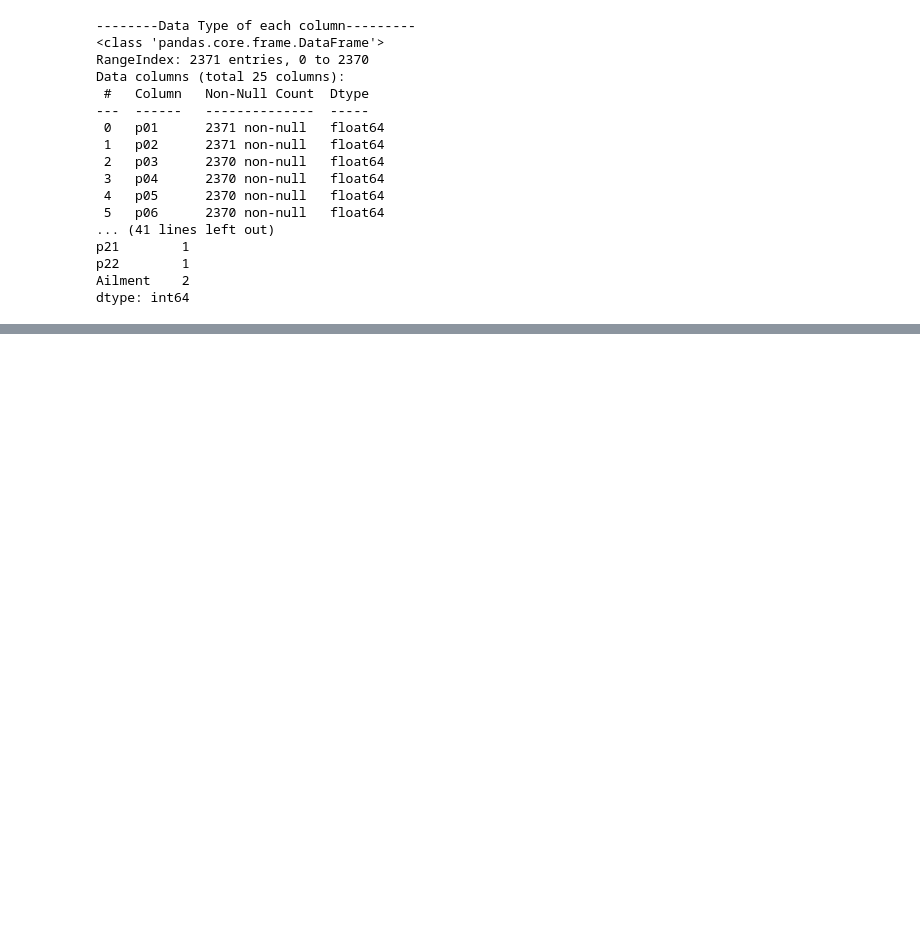
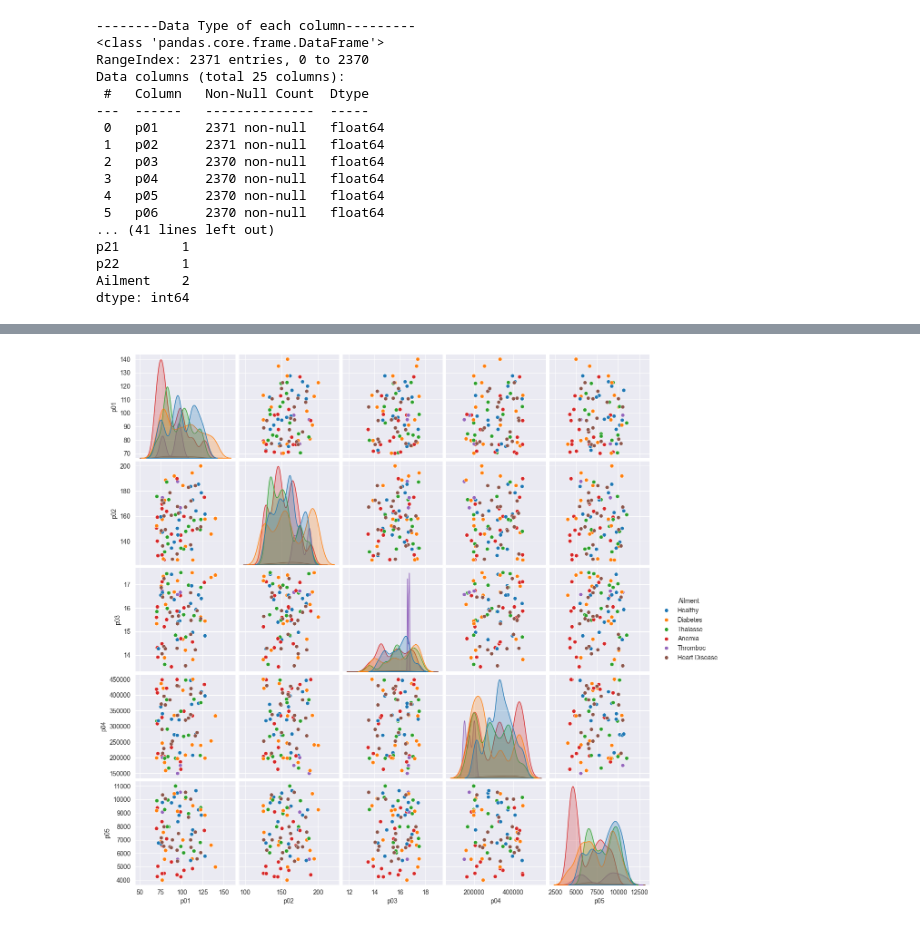
Before and after one commit to swapnilk0607/pml, a Jupyter notebook: content/swapnilkatale/Ex-7-EDA/eda_solution.ipynb, the cells around one changed output, grey strips where cells are left out. Drawn from its saved outputs; the diff is of its cells as text; code cells hidden in the pictures; blank space fills up the shorter version.

```diff
--- a/content/swapnilkatale/Ex-7-EDA/eda_solution.ipynb
+++ b/content/swapnilkatale/Ex-7-EDA/eda_solution.ipynb
@@ -97,0 +101,14 @@ p24       2.37022       3.00  -0.22840  -1.27534
+# %%
+"""
+4. Is this data a time-series data? Do you expect any trends in each of the columns? Can you make any conclusions by creating a scatter plot of values of each column?
+"""
+
+#%pip install seaborn
+import seaborn as sns
+import matplotlib.pyplot as plt
+
+num_cols = df.select_dtypes(include=['number']).columns
+sns.pairplot(df, vars=num_cols[:5], hue='Ailment')
+plt.show()
+# %% [output]
+[figure, added]
```
Also changed, not shown: parts of 4 cells of this notebook.
